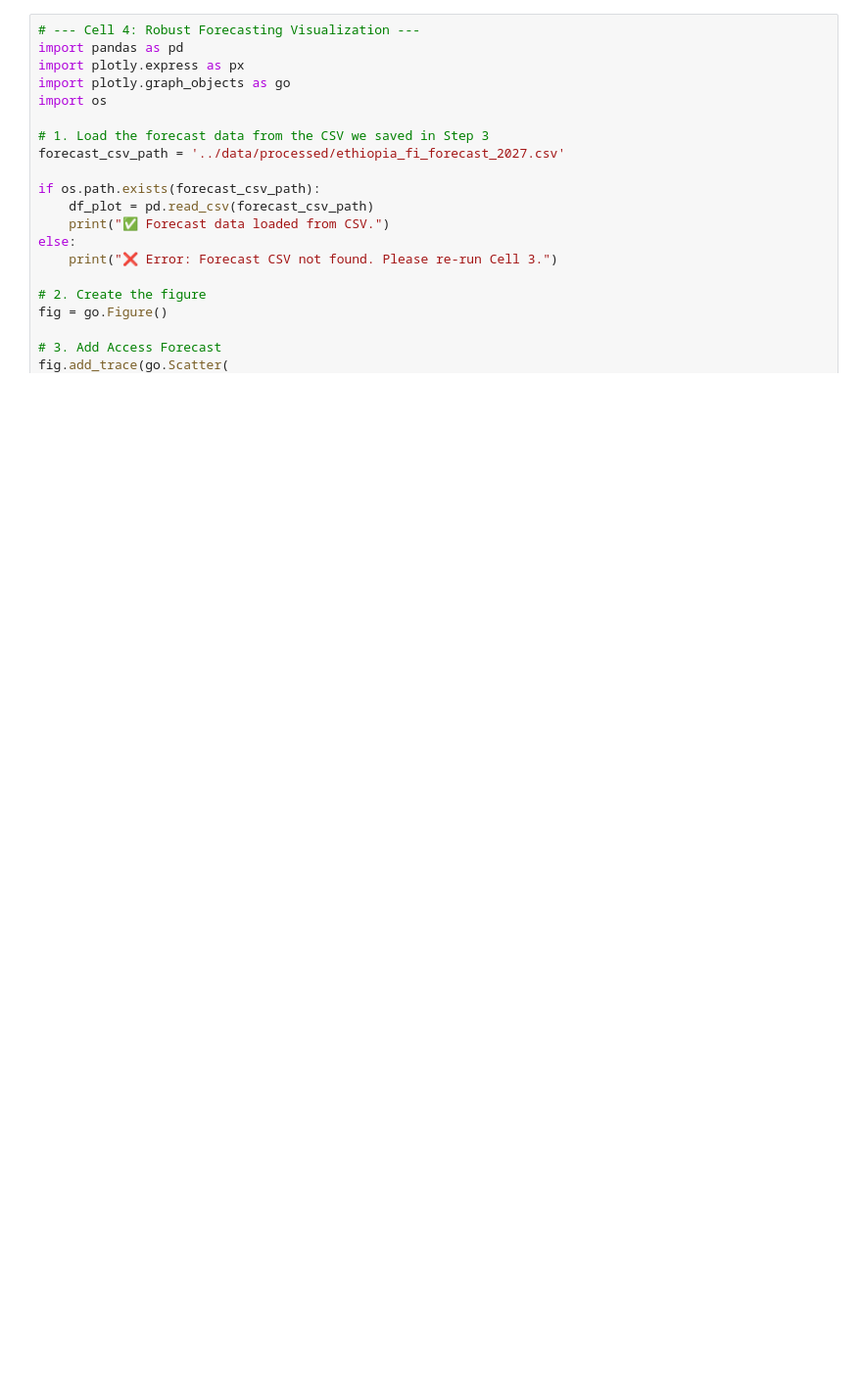
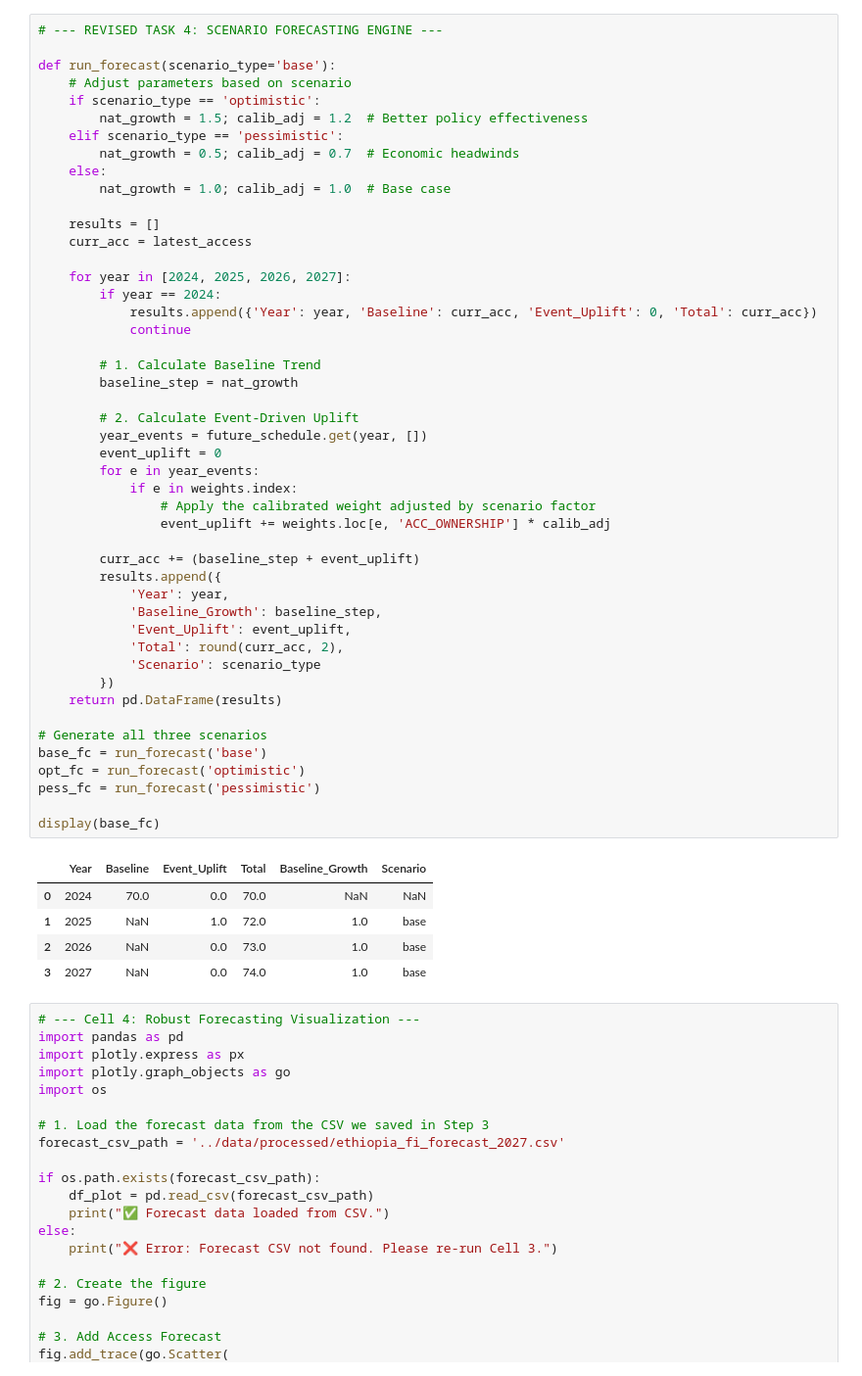
Before and after one commit to Yodahe2021/ethiopia-fi-forecast, a Jupyter notebook: notebooks/04_forecasting.ipynb, the cells around one changed output. Shown at 98% size. Saved outputs shown, nothing was run; the diff lists cells and outputs as text; blank space fills up the shorter version.

```diff
--- a/notebooks/04_forecasting.ipynb
+++ b/notebooks/04_forecasting.ipynb
@@ -114,3 +211,56 @@ df_forecast.to_csv('../data/processed/ethiopia_fi_forecast_2027.csv', index=Fals
+# %%
+# --- REVISED TASK 4: SCENARIO FORECASTING ENGINE ---
+
+def run_forecast(scenario_type='base'):
+    # Adjust parameters based on scenario
+    if scenario_type == 'optimistic':
+        nat_growth = 1.5; calib_adj = 1.2  # Better policy effectiveness
+    elif scenario_type == 'pessimistic':
+        nat_growth = 0.5; calib_adj = 0.7  # Economic headwinds
+    else:
+        nat_growth = 1.0; calib_adj = 1.0  # Base case
+
+    results = []
+    curr_acc = latest_access
+
+    for year in [2024, 2025, 2026, 2027]:
+        if year == 2024:
+            results.append({'Year': year, 'Baseline': curr_acc, 'Event_Uplift': 0, 'Total': curr_acc})
+            continue
+
+        # 1. Calculate Baseline Trend
+        baseline_step = nat_growth
+
+        # 2. Calculate Event-Driven Uplift
+        year_events = future_schedule.get(year, [])
+        event_uplift = 0
+        for e in year_events:
+            if e in weights.index:
+                # Apply the calibrated weight adjusted by scenario factor
+                event_uplift += weights.loc[e, 'ACC_OWNERSHIP'] * calib_adj
+
+        curr_acc += (baseline_step + event_uplift)
+        results.append({
+            'Year': year,
+            'Baseline_Growth': baseline_step,
+            'Event_Uplift': event_uplift,
+            'Total': round(curr_acc, 2),
+            'Scenario': scenario_type
+        })
+    return pd.DataFrame(results)
+
+# Generate all three scenarios
+base_fc = run_forecast('base')
+opt_fc = run_forecast('optimistic')
+pess_fc = run_forecast('pessimistic')
+
+display(base_fc)
+# %% [output]
+|  | Year | Baseline | Event_Uplift | Total | Baseline_Growth | Scenario |
+| 0 | 2024 | 70.0 | 0.0 | 70.0 | NaN | NaN |
+| 1 | 2025 | NaN | 1.0 | 72.0 | 1.0 | base |
+| 2 | 2026 | NaN | 0.0 | 73.0 | 1.0 | base |
+| 3 | 2027 | NaN | 0.0 | 74.0 | 1.0 | base |
 # %%
 # --- Cell 4: Robust Forecasting Visualization ---
 import pandas as pd
```
Also changed, not shown: parts of 4 cells of this notebook, 1 other file.
